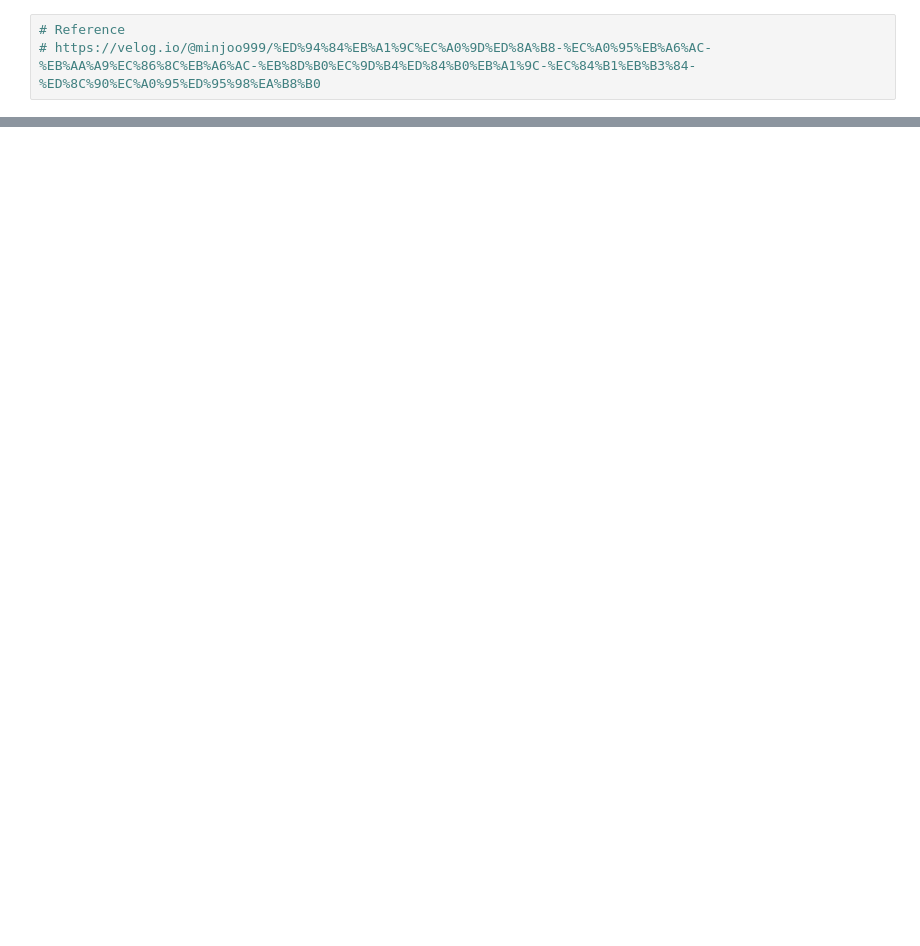
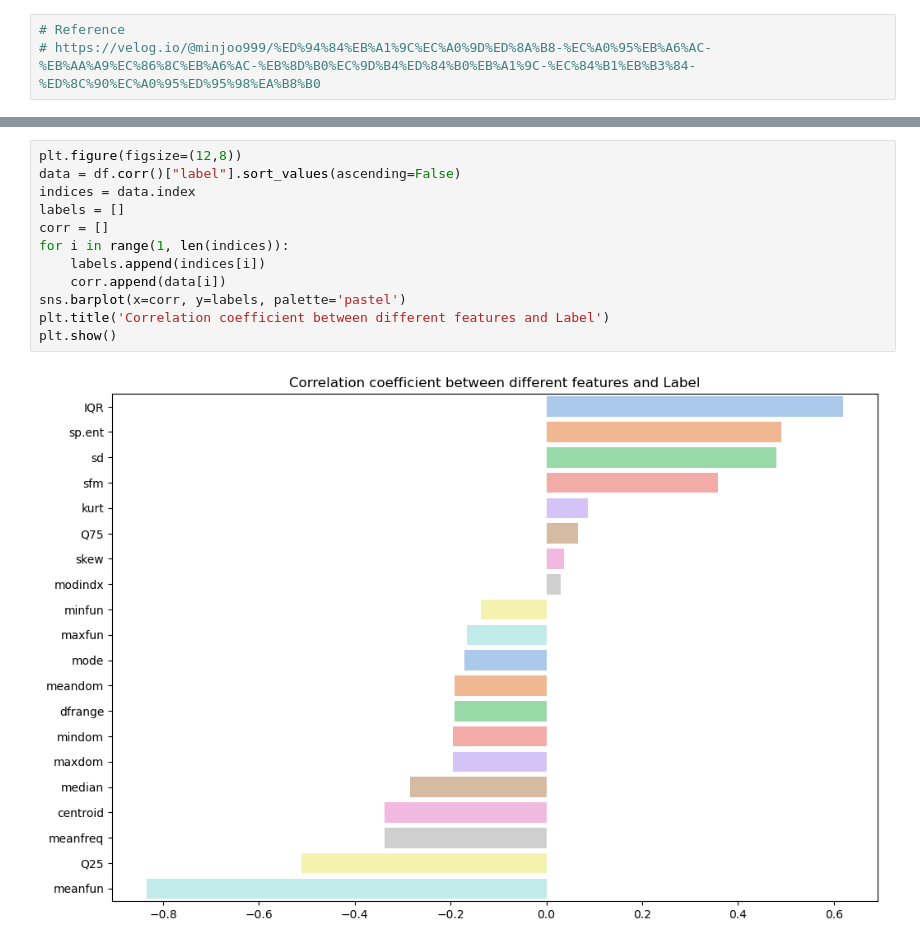
Before and after one commit to develjsh/model, a Jupyter notebook: Gender Recognition by Voice/Gender Recognition by Voice.ipynb, the cells around one changed output, grey strips where cells are left out. Drawn from its saved outputs; the diff is of its cells as text; blank space fills up the shorter version.

```diff
--- a/Gender Recognition by Voice/Gender Recognition by Voice.ipynb
+++ b/Gender Recognition by Voice/Gender Recognition by Voice.ipynb
@@ -45,0 +41,14 @@ df['gender'] = df['label'].apply(func1)
+# %%
+plt.figure(figsize=(12,8))
+data = df.corr()["label"].sort_values(ascending=False)
+indices = data.index
+labels = []
+corr = []
+for i in range(1, len(indices)):
+    labels.append(indices[i])
+    corr.append(data[i])
+sns.barplot(x=corr, y=labels, palette='pastel')
+plt.title('Correlation coefficient between different features and Label')
+plt.show()
+# %% [output]
+[figure, added]
```
Also changed, not shown: parts of 11 cells of this notebook.
